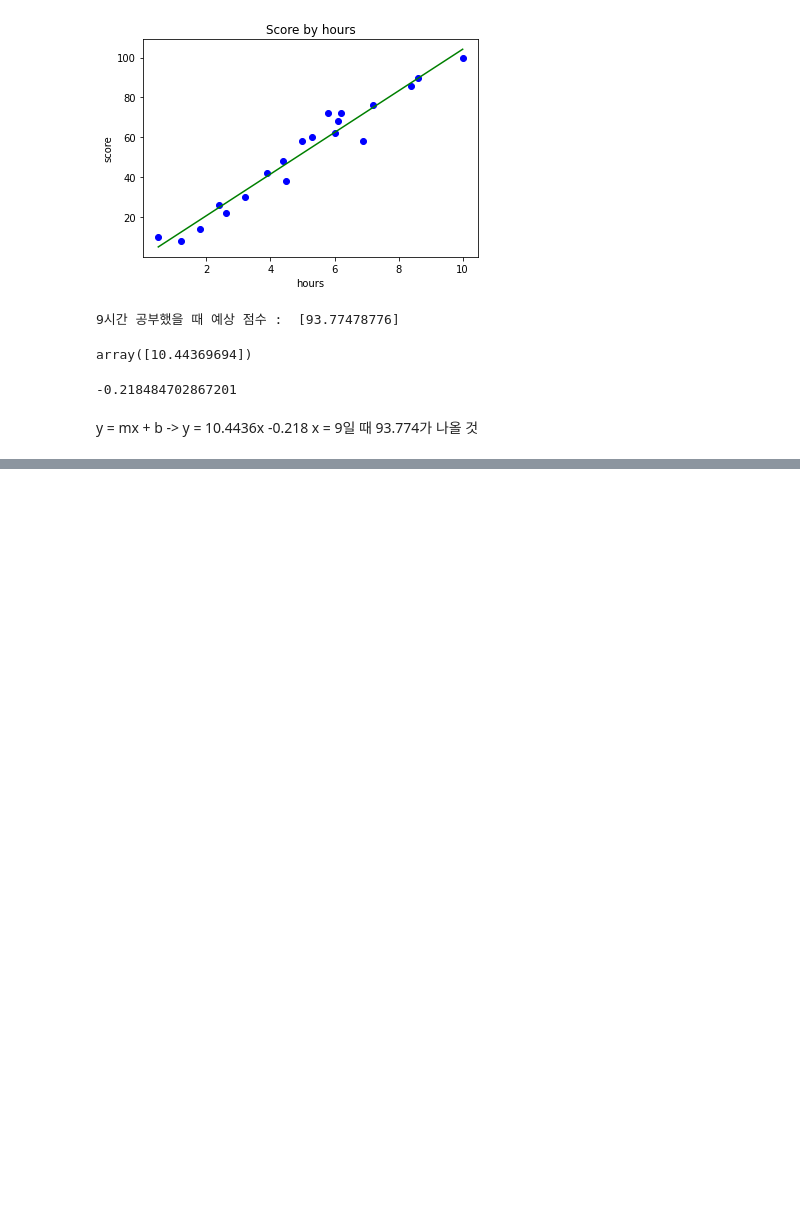
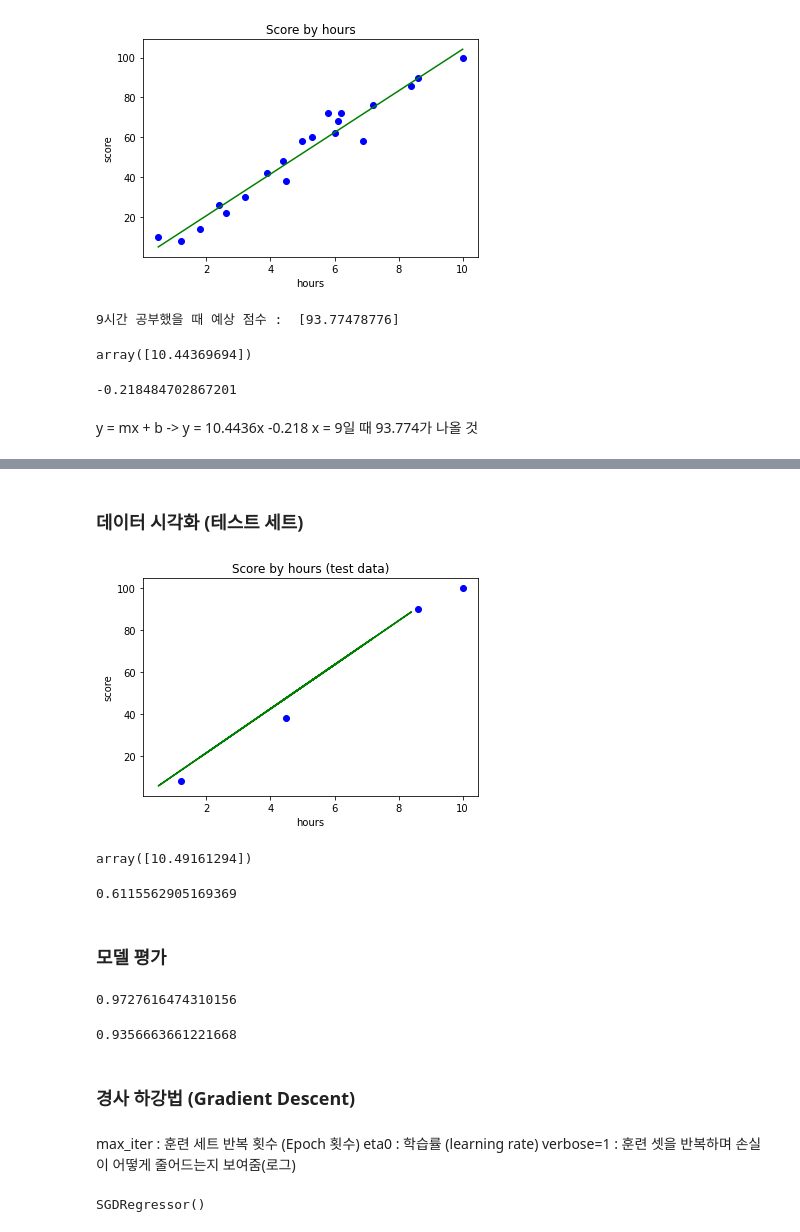
Before and after one commit to minxzzy/MLStudy, a Jupyter notebook: ScikitLearn/01.Linear Regression.ipynb, the cells around one changed output, grey strips where cells are left out. Cells and saved outputs as stored; diff of their text form; code cells hidden in the pictures; blank space fills up the shorter version.

```diff
--- a/ScikitLearn/01.Linear Regression.ipynb
+++ b/ScikitLearn/01.Linear Regression.ipynb
@@ -85,0 +207,51 @@ x = 9일 때 93.774가 나올 것
+# %% [markdown]
+### 데이터 시각화 (테스트 세트)
+# %%
+plt.scatter(X_test, y_test, color='blue') # 산점도
+plt.plot(X_train, reg.predict(X_train), color='green') # 선 그래프
+plt.title('Score by hours (test data)')
+plt.xlabel('hours') # X축이름
+plt.ylabel('score') # Y축이름
+plt.show()
+# %% [output]
+[figure, added]
+# %%
+reg.coef_ # 기울기
+# %% [output]
+array([10.49161294])
+# %%
+reg.intercept_ # y절편
+# %% [output]
+0.6115562905169369
+# %% [markdown]
+### 모델 평가
+# %%
+# 테스트 세트를 통한 모델 평가 (0~1)
+reg.score(X_test, y_test)
+# %% [output]
+0.9727616474310156
+# %%
+# 훈련 세트 모델 평가
+reg.score(X_train, y_train)
+# %% [output]
+0.9356663661221668
+# %% [markdown]
+### 경사 하강법 (Gradient Descent)
+# %% [markdown]
+max_iter : 훈련 세트 반복 횟수 (Epoch 횟수)
+eta0 : 학습률 (learning rate)
+verbose=1 : 훈련 셋을 반복하며 손실이 어떻게 줄어드는지 보여줌(로그)
+# %%
+from sklearn.linear_model import SGDRegressor # SGD : Stochastic Gradient Descent 확률적 경사 하강법
+
+# 지수표기법
+# 1e-3 : 0.001 (10^-3)
+# 1e-4 : 0.0001 (10^-4)
+# 1e+3 : 1000 (10^3)
+# 1e+4 : 10000 (10^4)
+
+# sr = SGDRegressor(max_iter=200, eta0=1e-3, random_state=0, verbose=1)
+sr = SGDRegressor()
+sr.fit(X_train, y_train)
+# %% [output]
+SGDRegressor()
```
Also changed, not shown: parts of 20 cells of this notebook.
